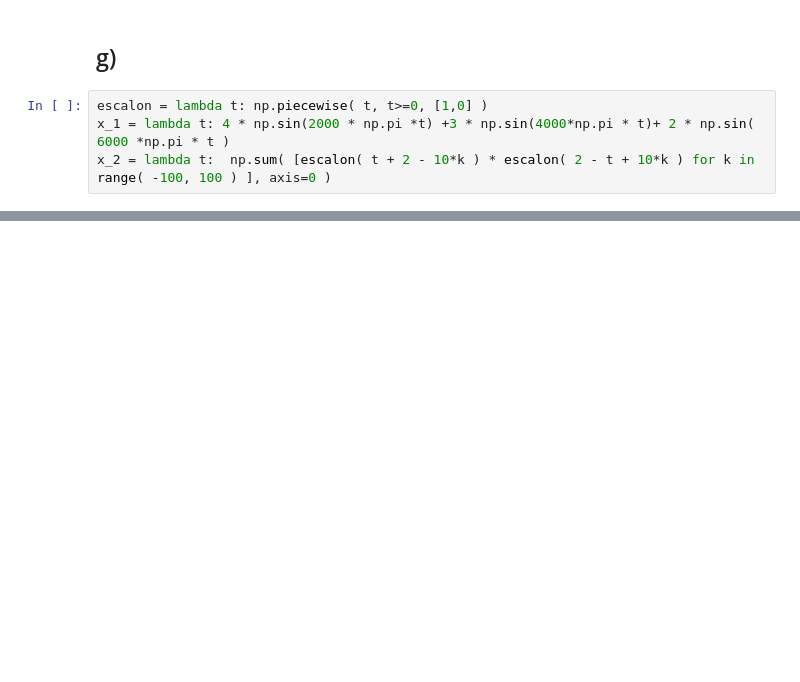
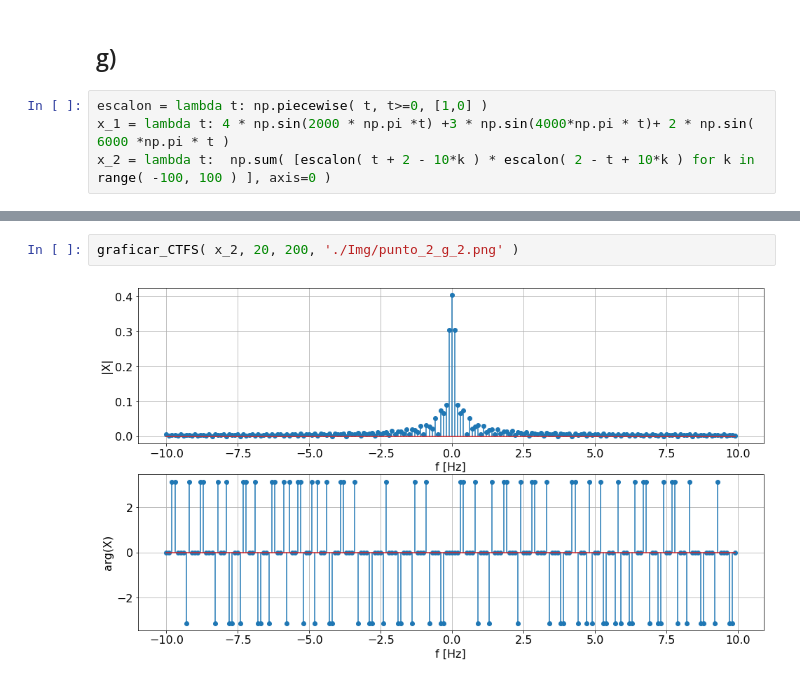
Before and after one commit to LautaroAndresSaez/Codigos_DSP, a Jupyter notebook: 02-Continua-Periodica.ipynb, the cells around one changed output, grey strips where cells are left out. Cells and saved outputs as stored; diff of their text form; blank space fills up the shorter version.

```diff
--- a/02-Continua-Periodica.ipynb
+++ b/02-Continua-Periodica.ipynb
@@ -91,0 +101,4 @@ plt.savefig( './Img/punto_2_g_2.png' )
+# %%
+graficar_CTFS( x_2, 20, 200, './Img/punto_2_g_2.png' )
+# %% [output]
+[figure, added]
```
Also changed, not shown: parts of 8 cells of this notebook, 7 other files.
